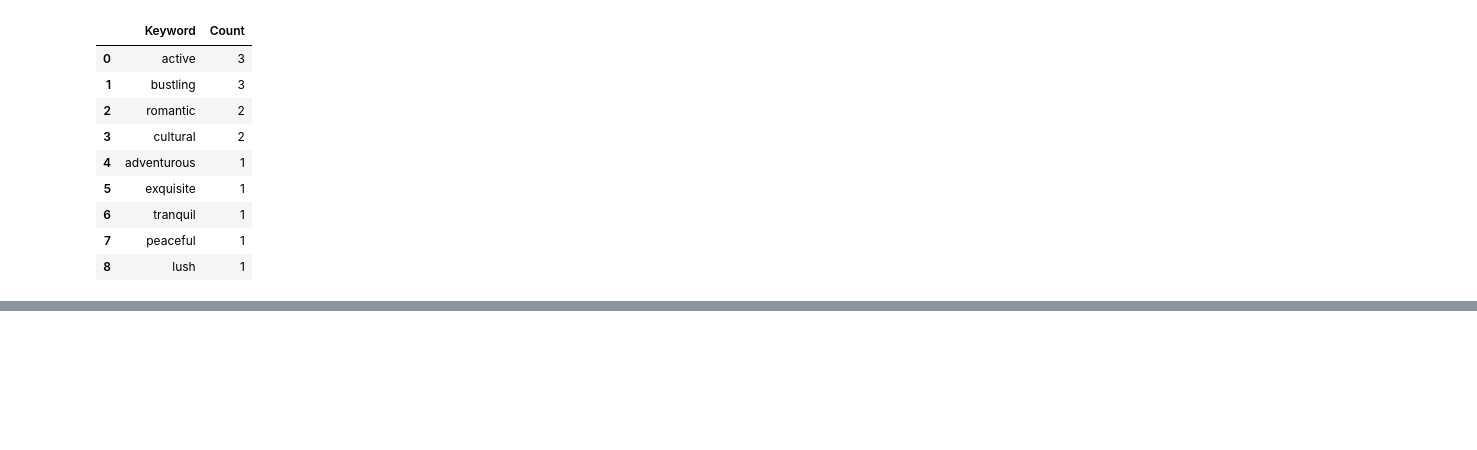
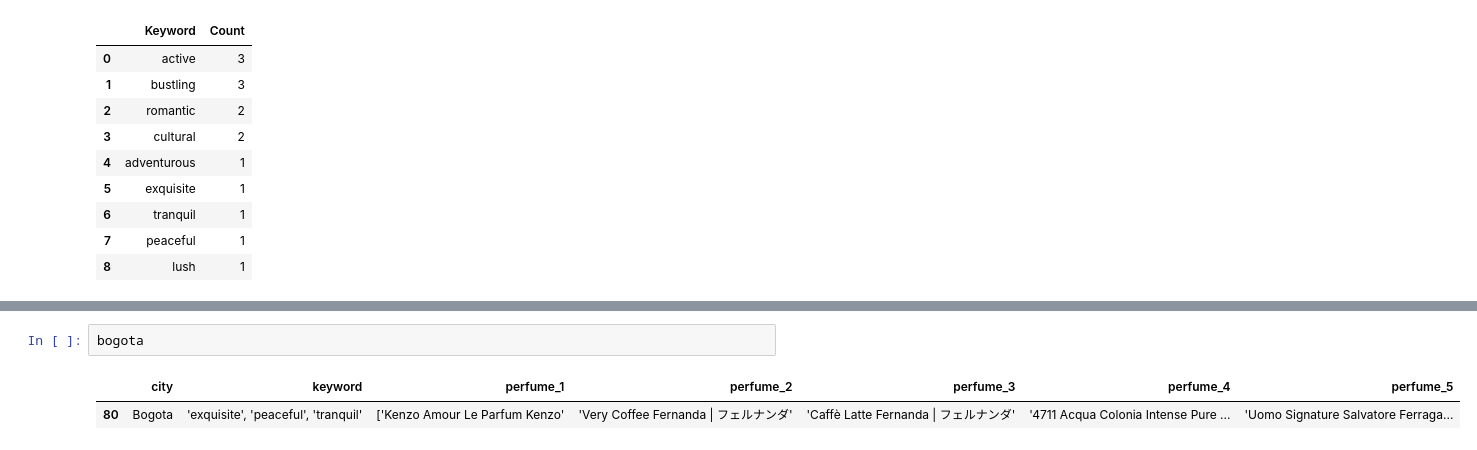
Before and after one commit to sohds/dontpergetme, a Jupyter notebook: Model/qualititative_evaluation.ipynb, the cells around one changed output, grey strips where cells are left out. Cells and saved outputs as stored; diff of their text form; blank space fills up the shorter version.

```diff
--- a/Model/qualititative_evaluation.ipynb
+++ b/Model/qualititative_evaluation.ipynb
@@ -351,0 +399,5 @@ grandsoir_keywords
+# %%
+bogota
+# %% [output]
+|  | city | keyword | perfume_1 | perfume_2 | perfume_3 | perfume_4 | perfume_5 |
+| 80 | Bogota | 'exquisite', 'peaceful', 'tranquil' | ['Kenzo Amour Le Parfum Kenzo' | 'Very Coffee Fernanda | フェルナンダ' | 'Caffè Latte Fernanda | フェルナンダ' | '4711 Acqua Colonia Intense Pure ... | 'Uomo Signature Salvatore Ferraga... |
```
Also changed, not shown: parts of 27 cells of this notebook.
